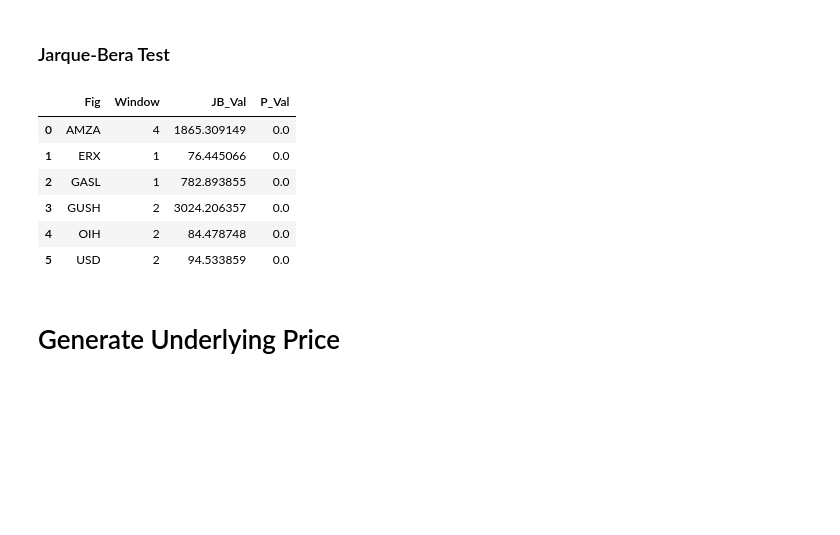
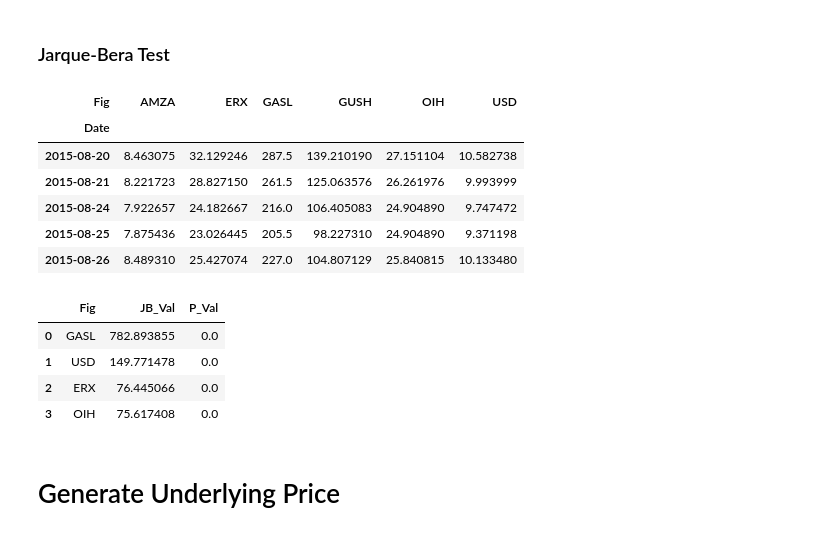
Before and after one commit to Hex-Liu/Put_Trading, a Jupyter notebook: Model.ipynb, the cells around one changed output. Cells and saved outputs as stored; diff of their text form; code cells hidden in the pictures; blank space fills up the shorter version.

```diff
--- a/Model.ipynb
+++ b/Model.ipynb
@@ -98,23 +96,30 @@ pct_change
+# %%
+data_close_pvt.head()
+# %% [output]
+| Fig | AMZA | ERX | GASL | GUSH | OIH | USD |
+| Date |  |  |  |  |  |  |
+| 2015-08-20 | 8.463075 | 32.129246 | 287.5 | 139.210190 | 27.151104 | 10.582738 |
+| 2015-08-21 | 8.221723 | 28.827150 | 261.5 | 125.063576 | 26.261976 | 9.993999 |
+| 2015-08-24 | 7.922657 | 24.182667 | 216.0 | 106.405083 | 24.904890 | 9.747472 |
+| 2015-08-25 | 7.875436 | 23.026445 | 205.5 | 98.227310 | 24.904890 | 9.371198 |
+| 2015-08-26 | 8.489310 | 25.427074 | 227.0 | 104.807129 | 25.840815 | 10.133480 |
 # %%
 jb_result=[]
 for col in col_ana:
-    window=g_window[col]
-    gamma=data_close_pvt[col].pct_change(window)
+    gamma=data_close_pvt[col].pct_change()
     jb_result.append(
-        [col,window]+
+        [col]+
         list(
             jarque_bera(gamma.dropna().values)
         )
     )
-pd.DataFrame(jb_result,columns=['Fig','Window','JB_Val','P_Val'])
+pd.DataFrame(jb_result,columns=['Fig','JB_Val','P_Val'])
 # %% [output]
-|  | Fig | Window | JB_Val | P_Val |
-| 0 | AMZA | 4 | 1865.309149 | 0.0 |
-| 1 | ERX | 1 | 76.445066 | 0.0 |
-| 2 | GASL | 1 | 782.893855 | 0.0 |
-| 3 | GUSH | 2 | 3024.206357 | 0.0 |
-| 4 | OIH | 2 | 84.478748 | 0.0 |
-| 5 | USD | 2 | 94.533859 | 0.0 |
+|  | Fig | JB_Val | P_Val |
+| 0 | GASL | 782.893855 | 0.0 |
+| 1 | USD | 149.771478 | 0.0 |
+| 2 | ERX | 76.445066 | 0.0 |
+| 3 | OIH | 75.617408 | 0.0 |
 # %% [markdown]
 # Generate Underlying Price
 # %% [markdown]
```
Also changed, not shown: parts of 1 cell of this notebook.
